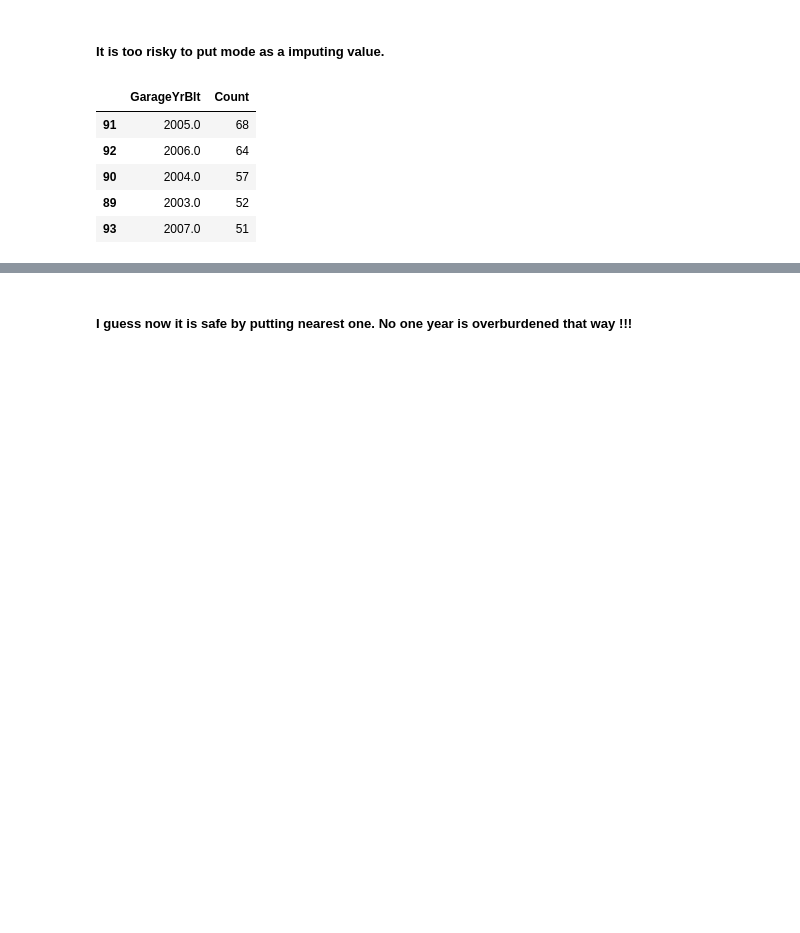
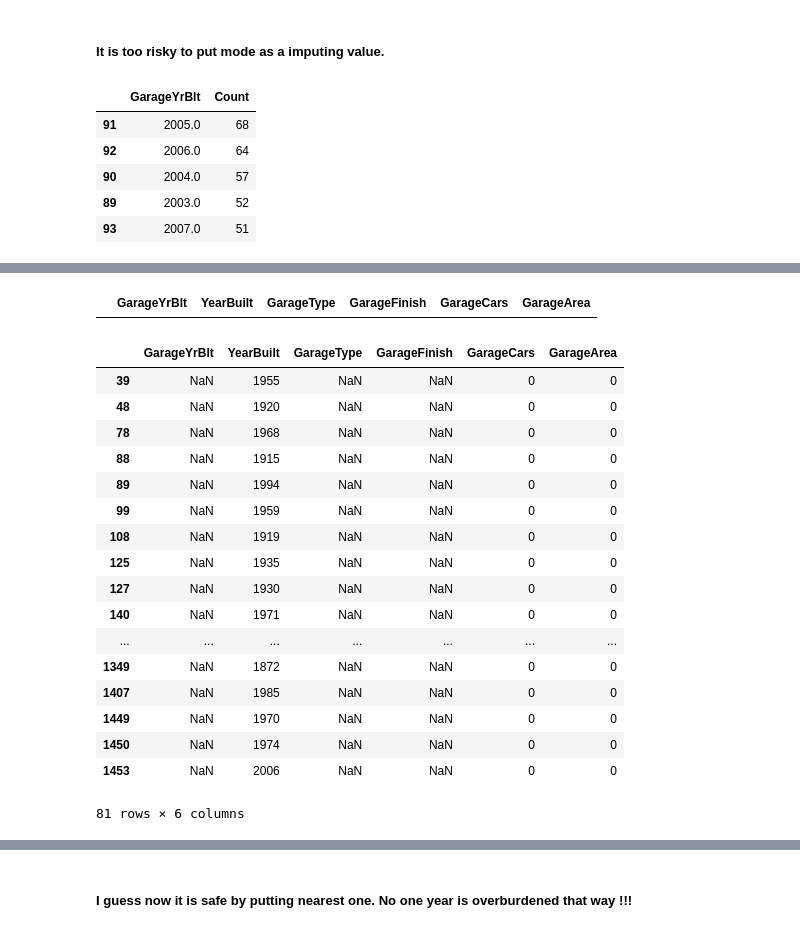
Before and after one commit to PadmarajBhat/Kaggle-Dataset-Exploration, a Jupyter notebook: House Prices- Advanced Regression Techniques/Data Wrangling/House Prices - ART(Wrangling).ipynb, the cells around one changed output, grey strips where cells are left out. Drawn from its saved outputs; the diff is of its cells as text; code cells hidden in the pictures; blank space fills up the shorter version.

```diff
--- a/House Prices- Advanced Regression Techniques/Data Wrangling/House Prices - ART(Wrangling).ipynb
+++ b/House Prices- Advanced Regression Techniques/Data Wrangling/House Prices - ART(Wrangling).ipynb
@@ -141,0 +164,25 @@ Name: GarageYrBlt, Length: 81, dtype: float64
+# %%
+df[(df.GarageFinish.notna()) & (df.GarageYrBlt.isna()) ][['GarageYrBlt','YearBuilt','GarageType','GarageFinish','GarageCars', 'GarageArea']]
+# %% [output]
+|  | GarageYrBlt | YearBuilt | GarageType | GarageFinish | GarageCars | GarageArea |
+# %%
+df[df.GarageYrBlt.isna()][['GarageYrBlt','YearBuilt','GarageType','GarageFinish','GarageCars', 'GarageArea']]
+# %% [output]
+|  | GarageYrBlt | YearBuilt | GarageType | GarageFinish | GarageCars | GarageArea |
+| 39 | NaN | 1955 | NaN | NaN | 0 | 0 |
+| 48 | NaN | 1920 | NaN | NaN | 0 | 0 |
+| 78 | NaN | 1968 | NaN | NaN | 0 | 0 |
+| 88 | NaN | 1915 | NaN | NaN | 0 | 0 |
+| 89 | NaN | 1994 | NaN | NaN | 0 | 0 |
+| 99 | NaN | 1959 | NaN | NaN | 0 | 0 |
+| 108 | NaN | 1919 | NaN | NaN | 0 | 0 |
+| 125 | NaN | 1935 | NaN | NaN | 0 | 0 |
+| 127 | NaN | 1930 | NaN | NaN | 0 | 0 |
+| 140 | NaN | 1971 | NaN | NaN | 0 | 0 |
+| ... | ... | ... | ... | ... | ... | ... |
+| 1349 | NaN | 1872 | NaN | NaN | 0 | 0 |
+| 1407 | NaN | 1985 | NaN | NaN | 0 | 0 |
+| 1449 | NaN | 1970 | NaN | NaN | 0 | 0 |
+| 1450 | NaN | 1974 | NaN | NaN | 0 | 0 |
+| 1453 | NaN | 2006 | NaN | NaN | 0 | 0 |
+81 rows × 6 columns
```
Also changed, not shown: parts of 12 cells of this notebook.
